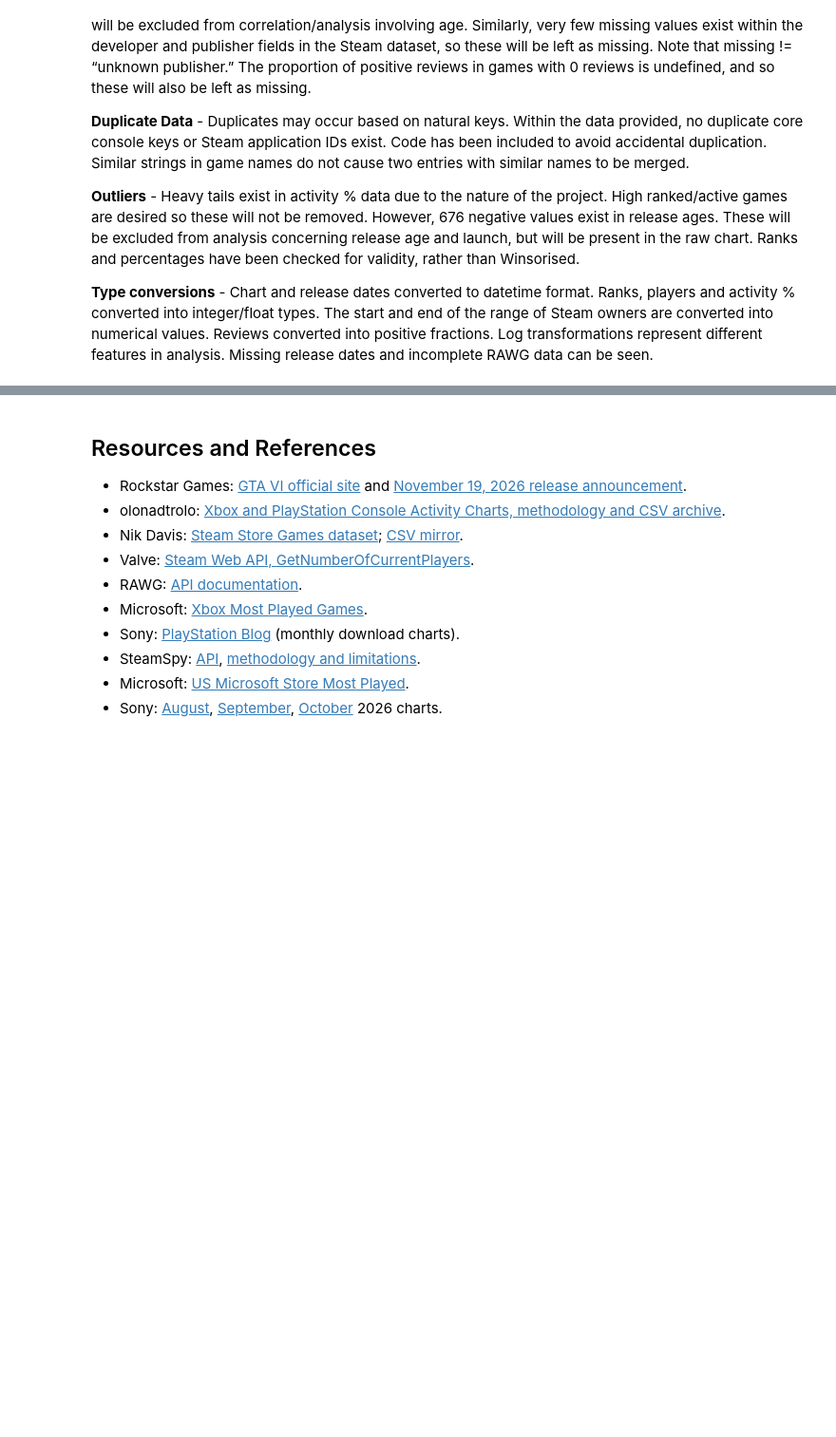
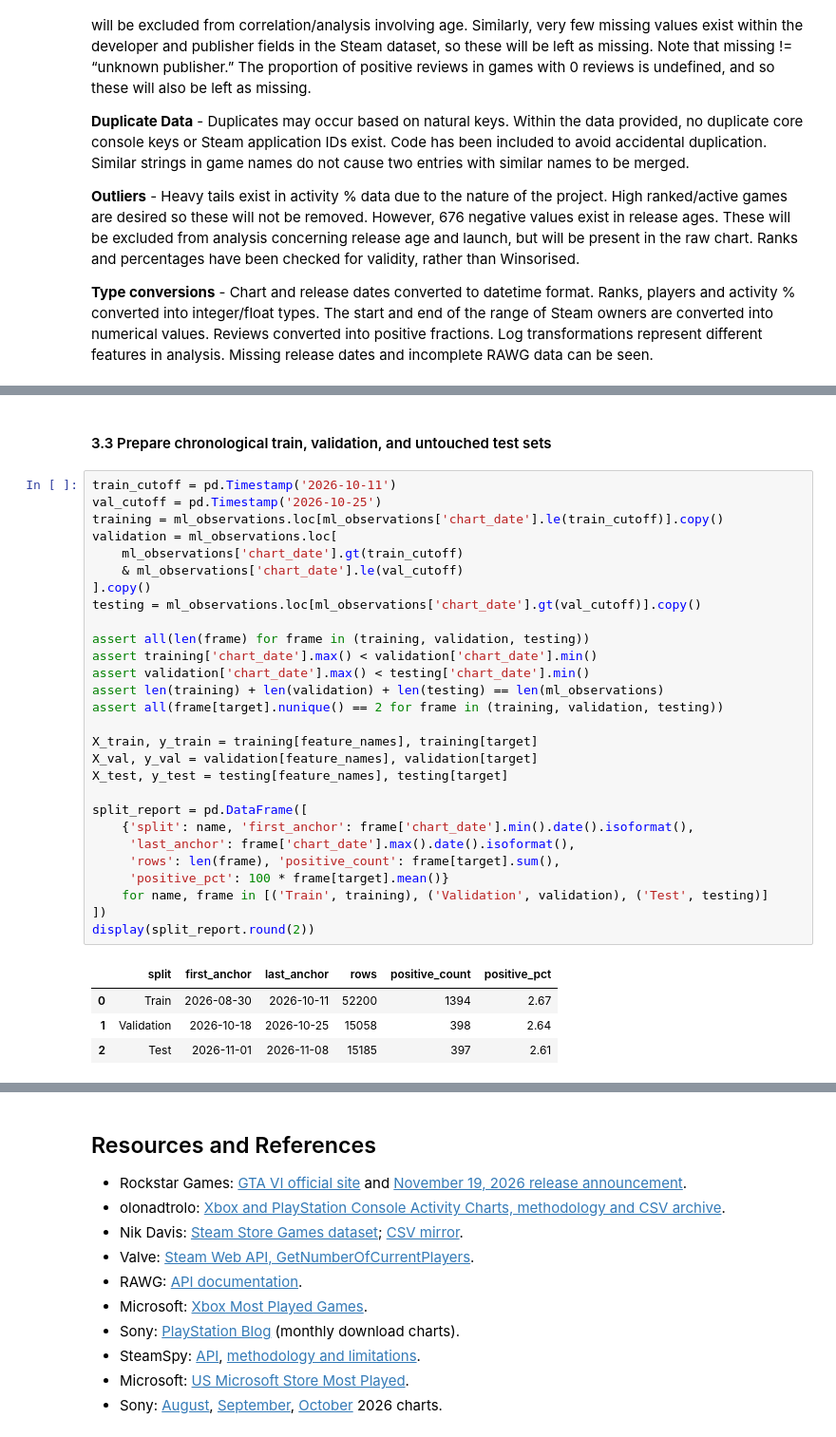
Before and after one commit to IT4063C-Fall2026/data-tech-analytics-final-project-nyamsijr, a Jupyter notebook: source.ipynb, the cells around one changed output, grey strips where cells are left out. Shown at 95% size. Cells and saved outputs as stored; diff of their text form; blank space fills up the shorter version.

```diff
--- a/source.ipynb
+++ b/source.ipynb
@@ -1160,0 +1293,35 @@ Steam rows before/after: 27075 27075
+# %% [markdown]
+#### 3.3 Prepare chronological train, validation, and untouched test sets
+# %%
+train_cutoff = pd.Timestamp('2026-10-11')
+val_cutoff = pd.Timestamp('2026-10-25')
+training = ml_observations.loc[ml_observations['chart_date'].le(train_cutoff)].copy()
+validation = ml_observations.loc[
+    ml_observations['chart_date'].gt(train_cutoff)
+    & ml_observations['chart_date'].le(val_cutoff)
+].copy()
+testing = ml_observations.loc[ml_observations['chart_date'].gt(val_cutoff)].copy()
+
+assert all(len(frame) for frame in (training, validation, testing))
+assert training['chart_date'].max() < validation['chart_date'].min()
+assert validation['chart_date'].max() < testing['chart_date'].min()
+assert len(training) + len(validation) + len(testing) == len(ml_observations)
+assert all(frame[target].nunique() == 2 for frame in (training, validation, testing))
+
+X_train, y_train = training[feature_names], training[target]
+X_val, y_val = validation[feature_names], validation[target]
+X_test, y_test = testing[feature_names], testing[target]
+
+split_report = pd.DataFrame([
+    {'split': name, 'first_anchor': frame['chart_date'].min().date().isoformat(),
+     'last_anchor': frame['chart_date'].max().date().isoformat(),
+     'rows': len(frame), 'positive_count': frame[target].sum(),
+     'positive_pct': 100 * frame[target].mean()}
+    for name, frame in [('Train', training), ('Validation', validation), ('Test', testing)]
+])
+display(split_report.round(2))
+# %% [output]
+|  | split | first_anchor | last_anchor | rows | positive_count | positive_pct |
+| 0 | Train | 2026-08-30 | 2026-10-11 | 52200 | 1394 | 2.67 |
+| 1 | Validation | 2026-10-18 | 2026-10-25 | 15058 | 398 | 2.64 |
+| 2 | Test | 2026-11-01 | 2026-11-08 | 15185 | 397 | 2.61 |
```
Also changed, not shown: parts of 11 cells of this notebook, 1 other file.
